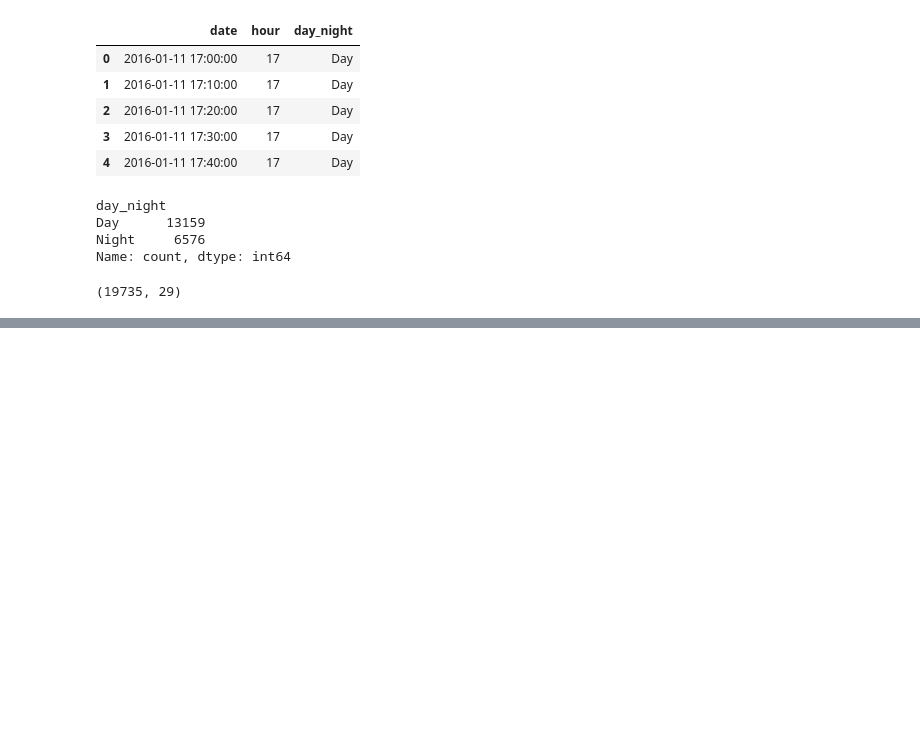
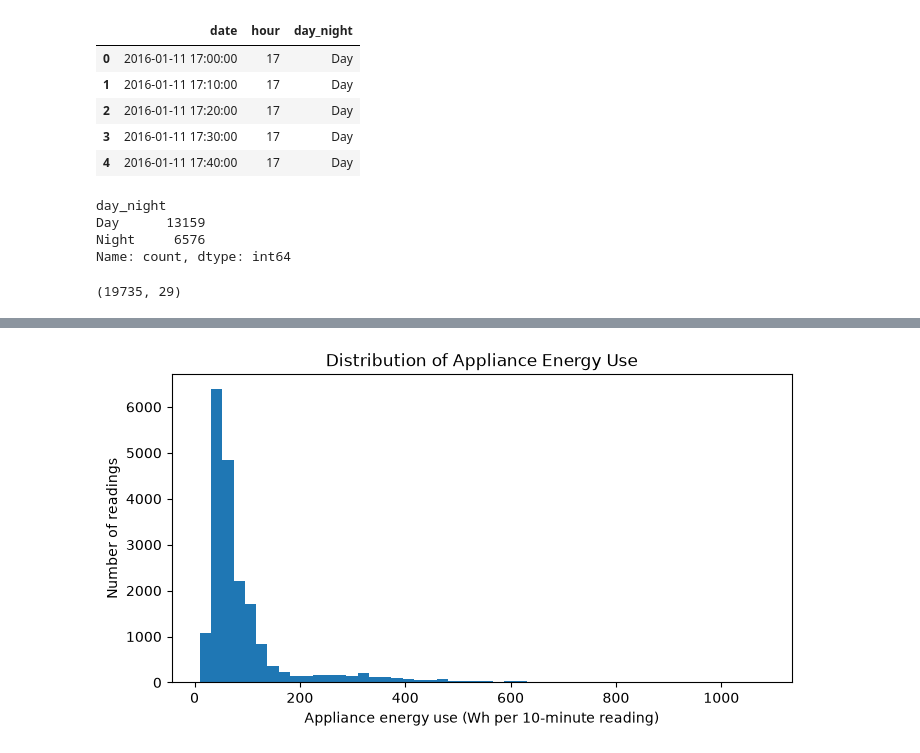
Before and after one commit to elouisedivine-commits/appliances-energy-analysis, a Jupyter notebook: cleaning.ipynb, the cells around one changed output, grey strips where cells are left out. Saved outputs shown, nothing was run; the diff lists cells and outputs as text; code cells hidden in the pictures; blank space fills up the shorter version.

Commit message:
Add hourly chart, correlation heatmap, and exploration notes

```diff
--- a/cleaning.ipynb
+++ b/cleaning.ipynb
@@ -109,0 +122,11 @@ df.to_csv("energydata_clean.csv", index=False)
+# %%
+import matplotlib.pyplot as plt
+
+plt.figure(figsize=(8, 4))
+plt.hist(df["Appliances"], bins=50)
+plt.title("Distribution of Appliance Energy Use")
+plt.xlabel("Appliance energy use (Wh per 10-minute reading)")
+plt.ylabel("Number of readings")
+plt.show()
+# %% [output]
+[figure, added]
```
Also changed, not shown: parts of 9 cells of this notebook.
